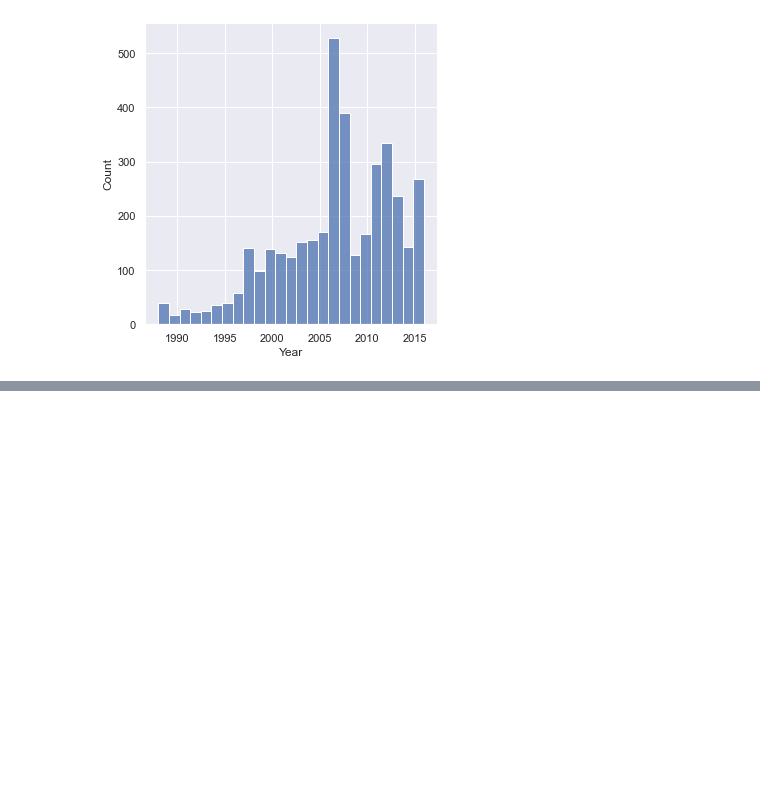
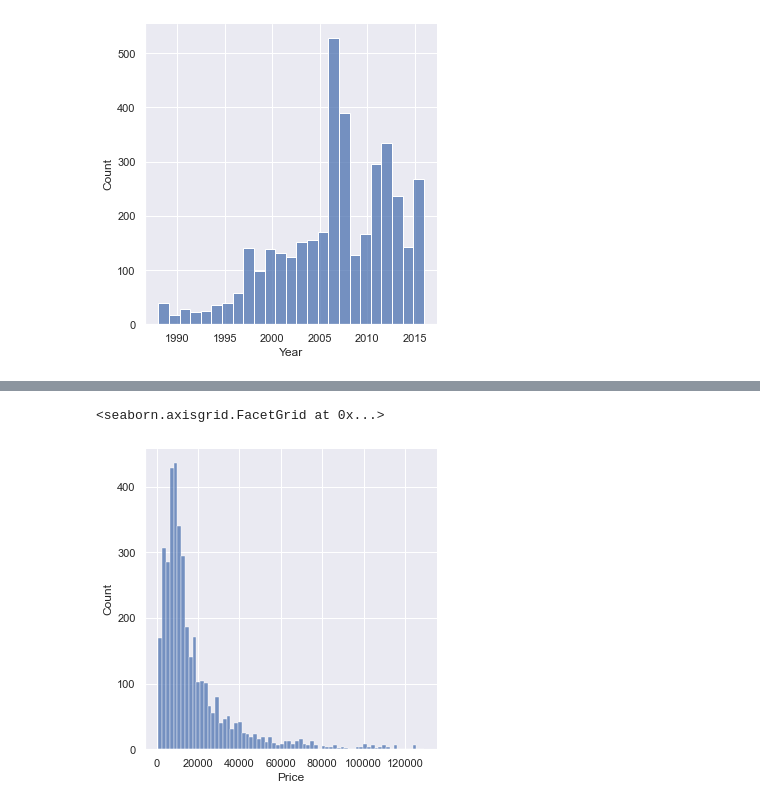
Before and after one commit to abel672/data-science-bootcamp-365, a Jupyter notebook: Section-15-Linear-regression-with-sklearn/05-Practical-example-linear-regresssion.ipynb, the cells around one changed output, grey strips where cells are left out. Saved outputs shown, nothing was run; the diff lists cells and outputs as text; code cells hidden in the pictures; blank space fills up the shorter version.

```diff
--- a/Section-15-Linear-regression-with-sklearn/05-Practical-example-linear-regresssion.ipynb
+++ b/Section-15-Linear-regression-with-sklearn/05-Practical-example-linear-regresssion.ipynb
@@ -214,0 +237,5 @@ data_cleaned.describe(include='all')
+# %%
+sns.displot(data_cleaned['Price']) # due to price has an exponential distribution, it can not be a normal distribution with other variables
+# %% [output]
+<seaborn.axisgrid.FacetGrid at 0x...>
+[figure, added]
```
Also changed, not shown: parts of 13 cells of this notebook.
